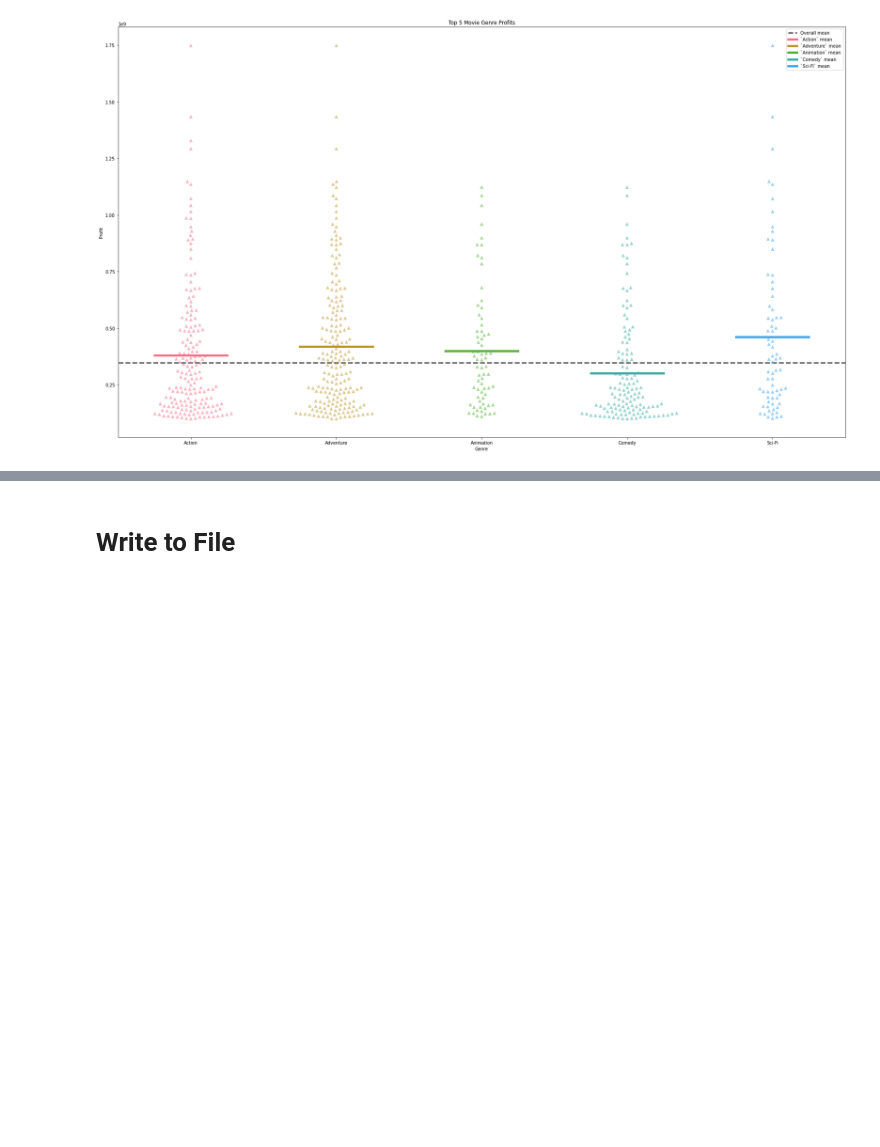
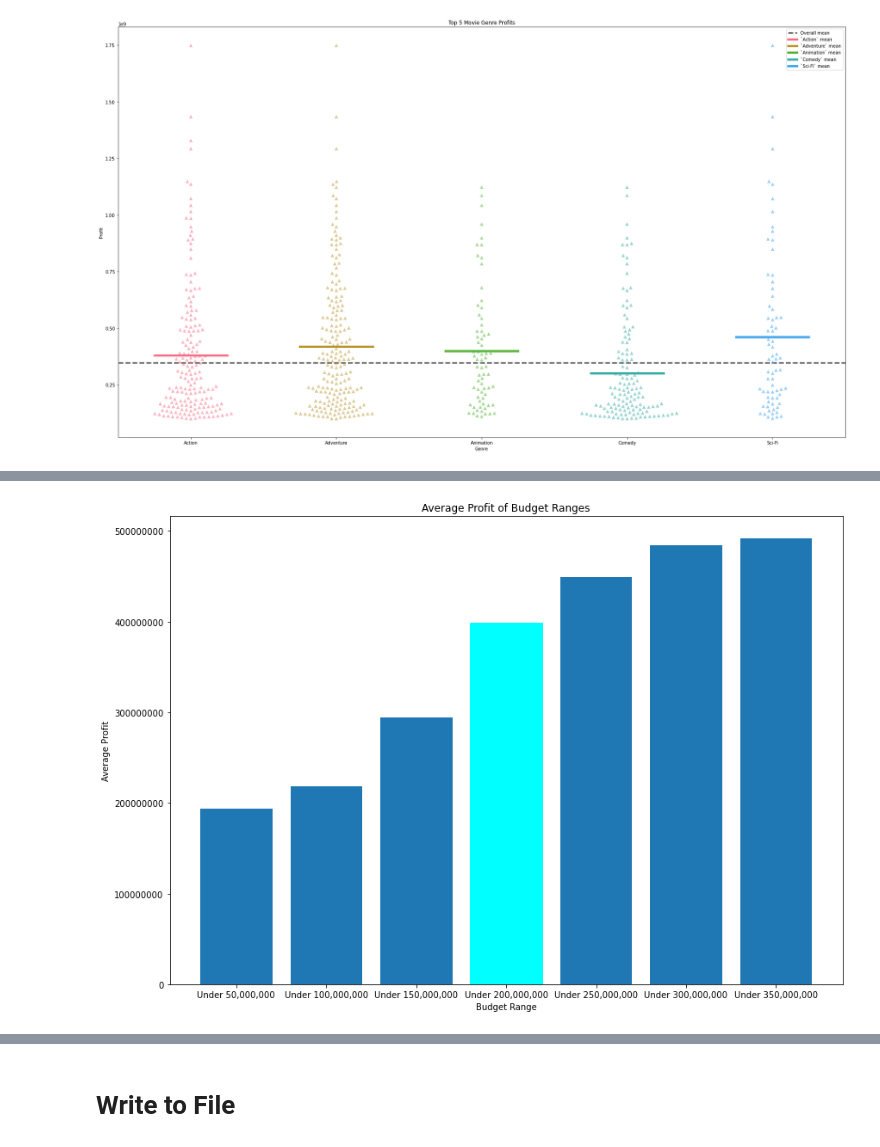
Before and after one commit to Jmanitou/Flatiron-Movie-Genre-Analysis, a Jupyter notebook: Movie_Genre_Analysis.ipynb, the cells around one changed output, grey strips where cells are left out. Saved outputs shown, nothing was run; the diff lists cells and outputs as text; code cells hidden in the pictures; blank space fills up the shorter version.

```diff
--- a/Movie_Genre_Analysis.ipynb
+++ b/Movie_Genre_Analysis.ipynb
@@ -160,3 +206,53 @@ dummy_regr.score(x, y)
+# %%
+#dictionary to track counts and profits of ranges of budgets
+count_profit = {"profit50":0, "count50":0, "profit100":0, "count100":0, "profit150":0, "count150":0,
+                 "profit200":0, "count200":0, "profit250":0, "count250":0, "profit300":0, "count300":0,
+                 "profit350":0, "count350": 0}
+
+for movie in df_scifi.values:
+    #checks if a budget is equal or less than a set amount
+    if movie[3] <= 50000000:
+        count_profit["profit50"] += movie[4]
+        count_profit["count50"] += 1
+    if movie[3] <= 100000000:
+        count_profit["profit100"] += movie[4]
+        count_profit["count100"] += 1
+    if movie[3] <= 150000000:
+        count_profit["profit150"] += movie[4]
+        count_profit["count150"] += 1
+    if movie[3] <= 200000000:
+        count_profit["profit200"] += movie[4]
+        count_profit["count200"] += 1
+    if movie[3] <= 250000000:
+        count_profit["profit250"] += movie[4]
+        count_profit["count250"] += 1
+    if movie[3] <= 300000000:
+        count_profit["profit300"] += movie[4]
+        count_profit["count300"] += 1
+    if movie[3] <= 350000000:
+        count_profit["profit350"] += movie[4]
+        count_profit["count350"] += 1
+
+#dictionary of averages profits of ranges of budgets
+count_profit = {"Under 50,000,000" : math.ceil(count_profit["profit50"] / count_profit["count50"]),
+                "Under 100,000,000" : math.ceil(count_profit["profit100"] / count_profit["count100"]),
+                "Under 150,000,000" : math.ceil(count_profit["profit150"] / count_profit["count150"]),
+                "Under 200,000,000" : math.ceil(count_profit["profit200"] / count_profit["count200"]),
+                "Under 250,000,000" : math.ceil(count_profit["profit250"] / count_profit["count250"]),
+                "Under 300,000,000" : math.ceil(count_profit["profit300"] / count_profit["count300"]),
+                "Under 350,000,000" : math.ceil(count_profit["profit350"] / count_profit["count350"])}
+
+#bar chart for average profit of budget ranges
+fig = plt.figure(figsize = (14, 10))
+bar = plt.bar(budget_profit.keys(), budget_profit.values())
+bar[3].set_color("cyan")
+plt.ticklabel_format(style='plain', useOffset=False, axis='y')
+plt.xlabel("Budget Range")
+plt.ylabel("Average Profit")
+plt.title("Average Profit of Budget Ranges")
+plt.show()
+# %% [output]
+[figure, added]
 # %%
 #dictionairy to track top 10 sci-fi directors and the average of the movies they have created
 director_scifi = {director : math.ceil(df_final.loc[df_final["director"] == director]["profit"].mean())
```
Also changed, not shown: parts of 11 cells of this notebook, 2 other files.
